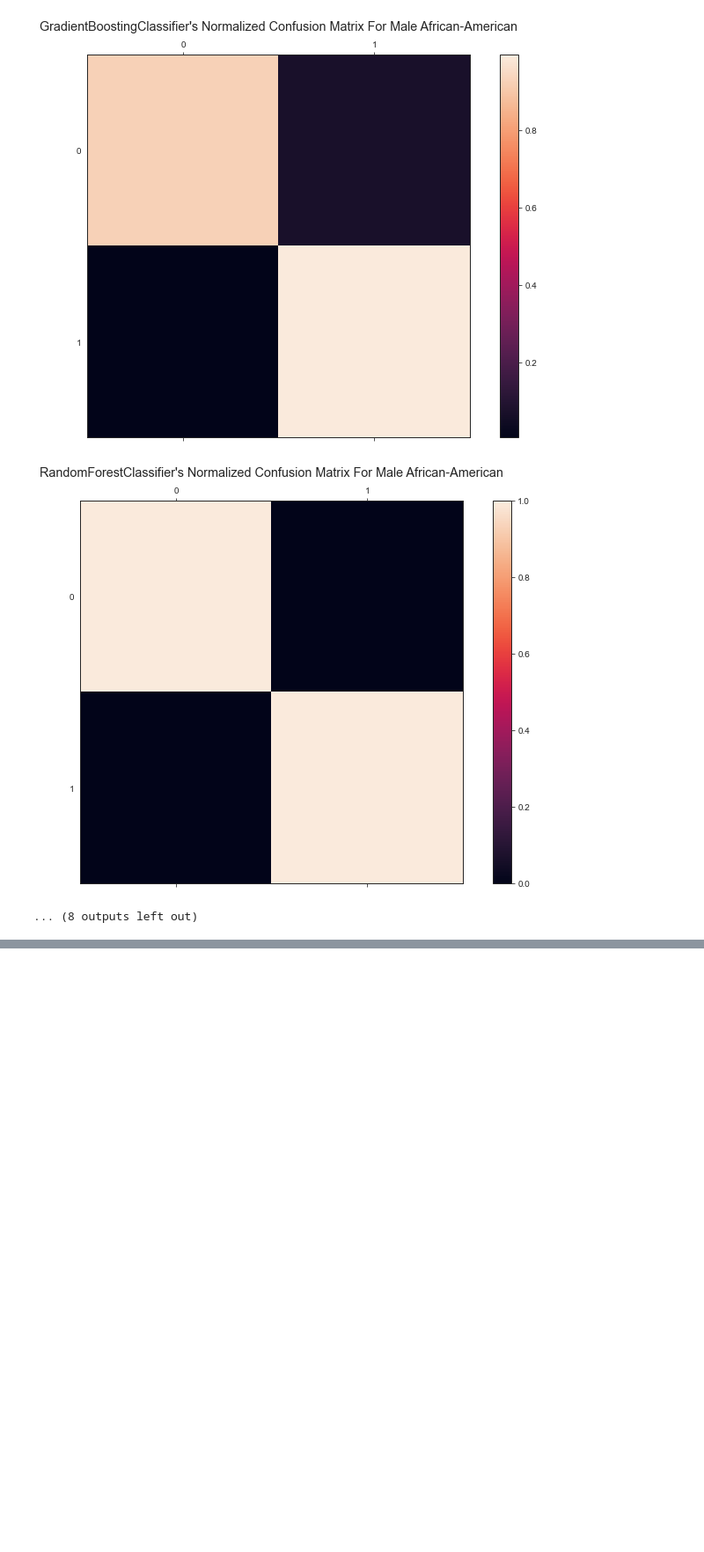
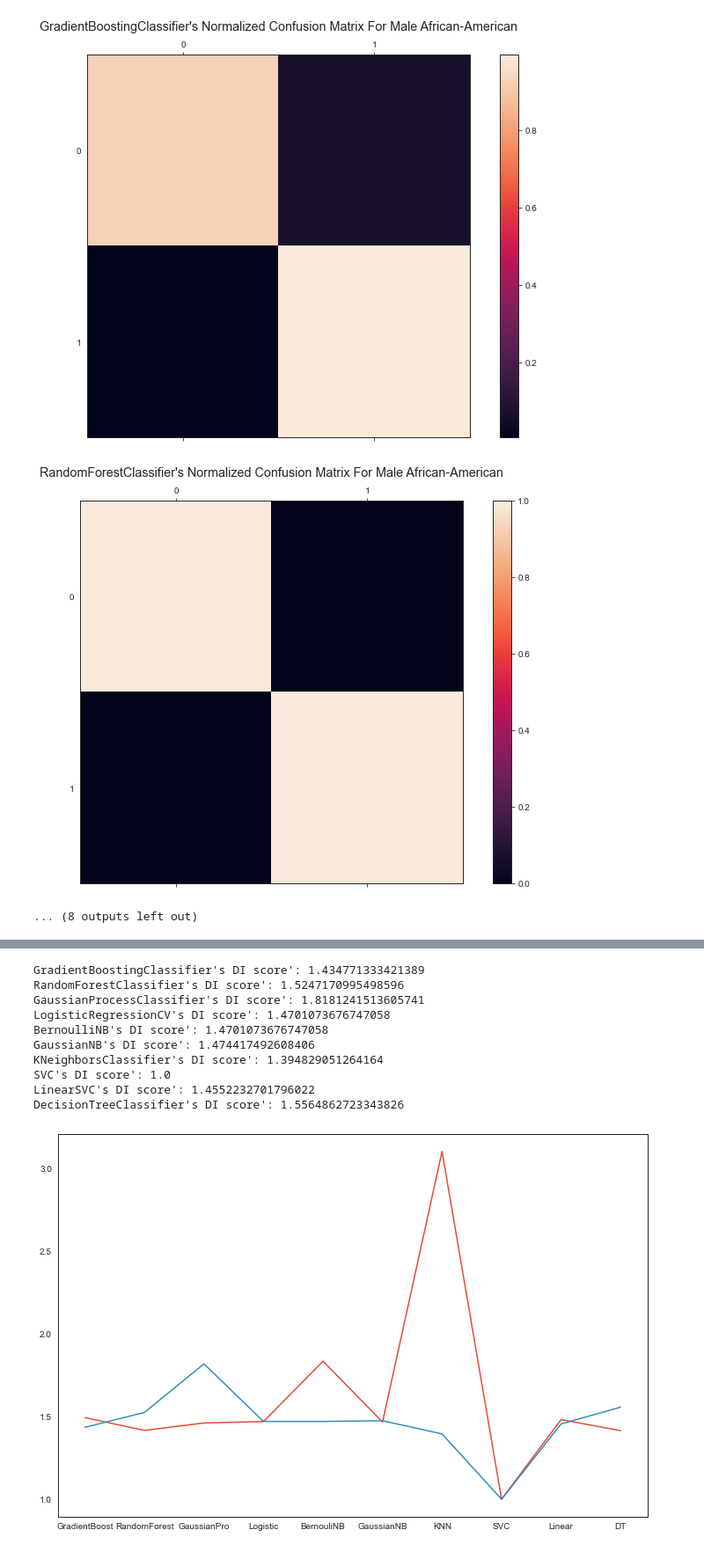
Before and after one commit to yunyub-1664303/MachineLearning_bias_analysis, a Jupyter notebook: baisc_model_train.ipynb, the cells around one changed output, grey strips where cells are left out. Shown at 88% size. Cells and saved outputs as stored; diff of their text form; code cells hidden in the pictures; blank space fills up the shorter version.

Commit message:
run Feldman repair, compare DI before&after

```diff
--- a/baisc_model_train.ipynb
+++ b/baisc_model_train.ipynb
@@ -725,0 +729,19 @@ DecisionTreeClassifier's DI score': 0.7564243999968756
+# %%
+"""
+References:
+    .. [1] M. Feldman, S. A. Friedler, J. Moeller, C. Scheidegger, and
+       S. Venkatasubramanian, "Certifying and removing disparate impact."
+       ACM SIGKDD International Conference on Knowledge Discovery and Data
+       Mining, 2015.
+"""
+# Run Feldman to repair our data set: repaired feature = sex, race
+from BlackBoxAuditing.repairers.GeneralRepairer import Repairer
+all_data = data1.values.tolist()
+feature_list = data1.keys().to_list()
+feature_to_repair = feature_list.index('sex')
+repairer = Repairer(all_data, feature_to_repair, 1.0, False)
+repaired_sex_data = repairer.repair(all_data)
+feature_to_repair = feature_list.index('race')
+repairer = Repairer(repaired_sex_data, feature_to_repair, 1.0, False)
+repaired_data = repairer.repair(repaired_sex_data)
+print(repaired_data)
@@ -725,0 +750,5 @@ DecisionTreeClassifier's DI score': 0.7564243999968756
+# %%
+# convert repaired_data (list) ro df
+repaired_df = pd.DataFrame(repaired_data, columns=feature_list)
+print(repaired_df.info())
+repaired_df.sample(10)
@@ -725,0 +833,31 @@ DecisionTreeClassifier's DI score': 0.7564243999968756
+# %%
+# calculate the DIavgall again
+actual = data1[Target]
+dict_of_sensitive_lists = data1
+single_sensitive_name = 'race'
+unprotected_vals = ['African-American', 'Caucasian']
+positive_pred = 1
+DI_res_repaired = []
+for alg in MLA:
+    predicted = MLA_predict_after[alg.__class__.__name__]
+    score = calc(actual, predicted, dict_of_sensitive_lists, single_sensitive_name, unprotected_vals, positive_pred)
+    DI_res_repaired.append(score)
+    print(alg.__class__.__name__ + "'s DI score': " + str(score))
+
+# plot
+plt.plot(x_axis, DI_res, DI_res_repaired)
+plt.show()
+
+# the current DI calculation looks skecthy, looking for calibration (group condition)
+# %% [output]
+GradientBoostingClassifier's DI score': 1.434771333421389
+RandomForestClassifier's DI score': 1.5247170995498596
+GaussianProcessClassifier's DI score': 1.8181241513605741
+LogisticRegressionCV's DI score': 1.4701073676747058
+BernoulliNB's DI score': 1.4701073676747058
+GaussianNB's DI score': 1.474417492608406
+KNeighborsClassifier's DI score': 1.394829051264164
+SVC's DI score': 1.0
+LinearSVC's DI score': 1.4552232701796022
+DecisionTreeClassifier's DI score': 1.5564862723343826
+[figure, added]
```
Also changed, not shown: parts of 15 cells of this notebook.
